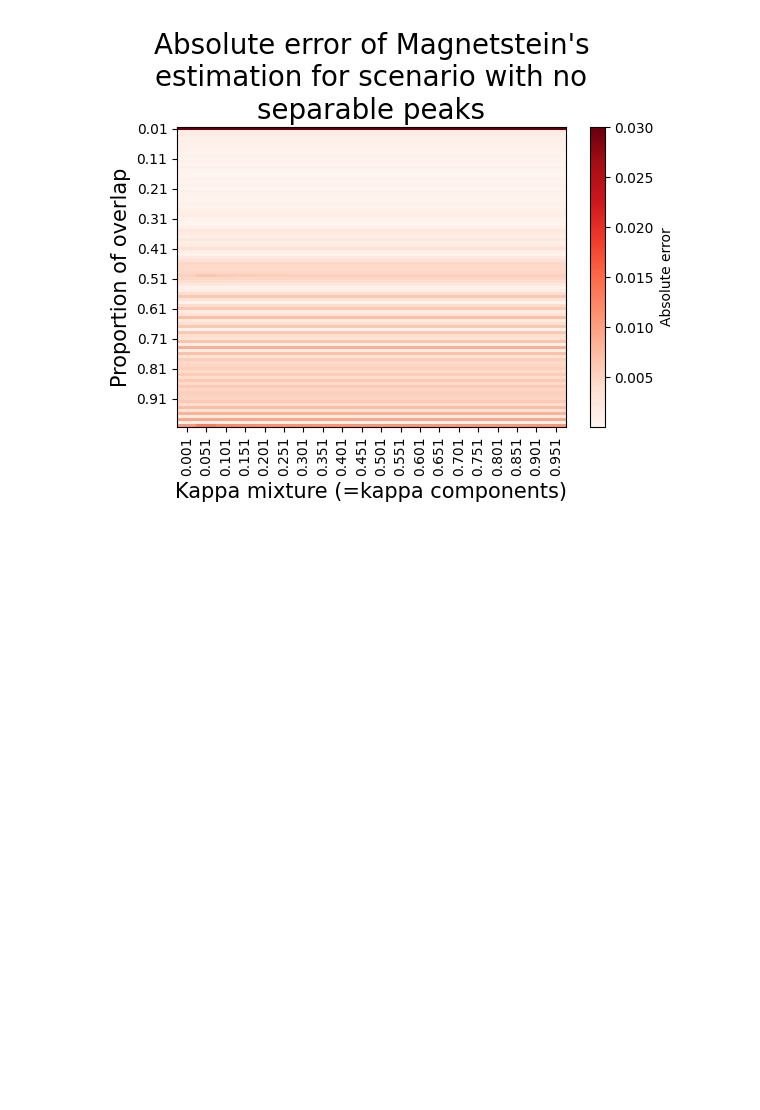
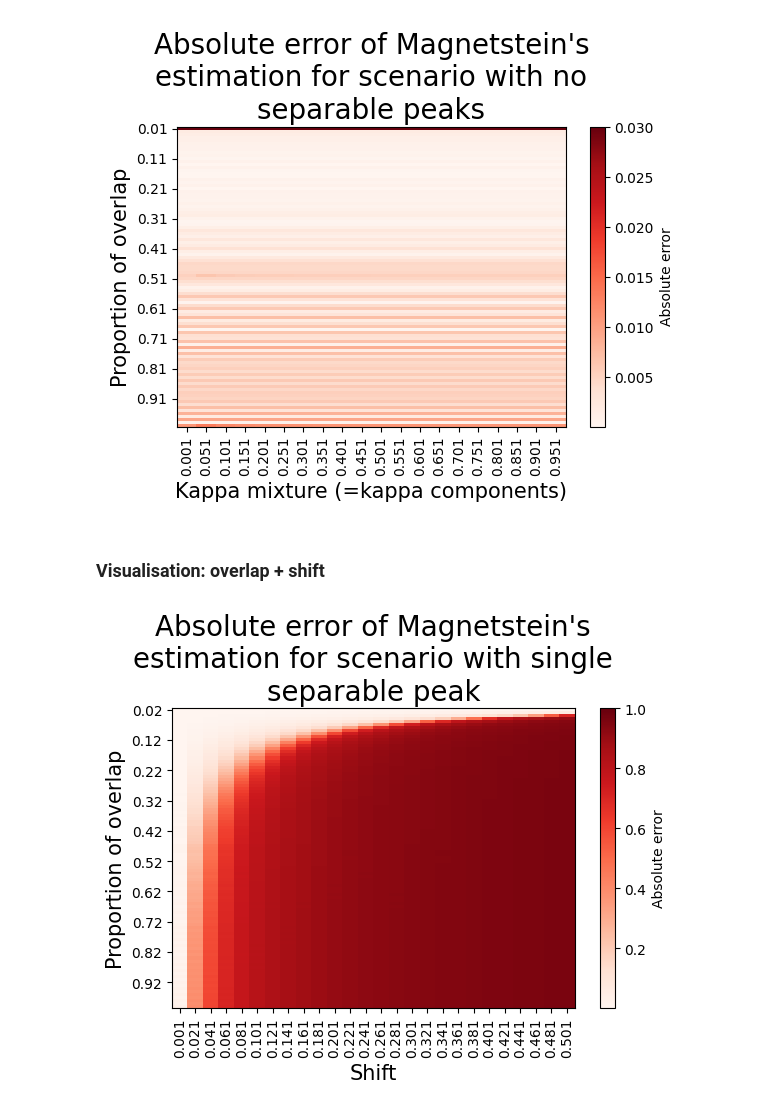
Before and after one commit to BDomzal/magnetstein_x_chemical_reactions, a Jupyter notebook: notebooks/additional_analysis/additional_analysis_overlapping_simulation.ipynb, the cells around one changed output. Cells and saved outputs as stored; diff of their text form; code cells hidden in the pictures; blank space fills up the shorter version.

Commit message:
Updated additional analysis: simulations with overlapping

```diff
--- a/notebooks/additional_analysis/additional_analysis_overlapping_simulation.ipynb
+++ b/notebooks/additional_analysis/additional_analysis_overlapping_simulation.ipynb
@@ -78,7 +78,7 @@ first_peak_position = 2.5
 scale = 0.03
 
 small_peak_position = 1
-small_peak_proportion = 0
+small_peak_proportion = 0.01
 scale = 0.03
 
 chemical_shift_axis = np.arange(0, 5, 0.001)
@@ -342,3 +347,5 @@ plt.savefig(results_path + 'error_heatmap_small_peak_proportion_'+ str(small_pea
             '_peaks_distance_' + str(first_peak_position-small_peak_position) + '.png')
 # %% [output]
 [figure]
+# %% [markdown]
+### Visualisation: overlap + shift
@@ -345,27 +354,35 @@ plt.savefig(results_path + 'error_heatmap_small_peak_proportion_'+ str(small_pea
+# %%
+abs_error_df = pd.read_csv(results_path + 'estimation_error_proportions_small_peak_proportion_'+ str(small_peak_proportion) + \
+            '_shift.csv',
+                    index_col=0)
+abs_error_df = abs_error_df.apply(pd.to_numeric)
+abs_error_df.columns = pd.to_numeric(abs_error_df.columns)
 # %%
 fig, ax = plt.subplots(figsize=(6, 5))
 
 # Display heatmap
-cax = ax.imshow(abs_error_df.values, cmap='Reds', aspect='auto', vmax=0.03)
+cax = ax.imshow(abs_error_df.values, cmap='Reds', aspect='auto', vmax=1)
 
 # Add colorbar to the figure
 cbar = fig.colorbar(cax, ax=ax, label = 'Absolute error')
 
 # Set axis ticks and labels
 ax.set_xticks(range(len(abs_error_df.columns)))
 ax.set_xticklabels([np.round(el, 3) for el in abs_error_df.columns], rotation=90)
 ax.set_yticks(range(len(abs_error_df.index))[::10])
 ax.set_yticklabels([np.round(el,3) for el in abs_error_df.index[::10]])
 ax.set_xlabel("Shift", size=15)
 ax.set_ylabel("Proportion of overlap", size=15)
 
 if small_peak_proportion>0:
     plt.title('\n'.join(wrap("Absolute error of Magnetstein's estimation for scenario with single separable peak", 40)), size=20)
 else:
     plt.title('\n'.join(wrap("Absolute error of Magnetstein's estimation for scenario with no separable peaks", 40)), size=20)
 
 # Layout adjustment
 fig.tight_layout()
 
 plt.savefig(results_path + 'error_heatmap_small_peak_proportion_'+ str(small_peak_proportion) + \
-            '_peaks_distance_' + str(first_peak_position-small_peak_position) + '.png')
+            '_shift.png')
+# %% [output]
+[figure, added]
```
Also changed, not shown: parts of 9 cells of this notebook, 3 other files.
